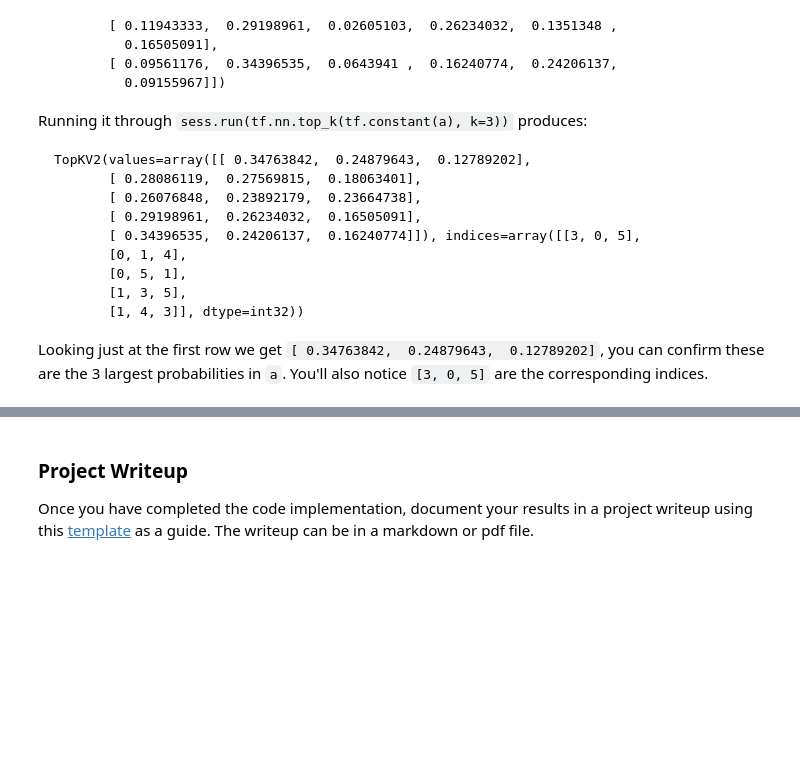
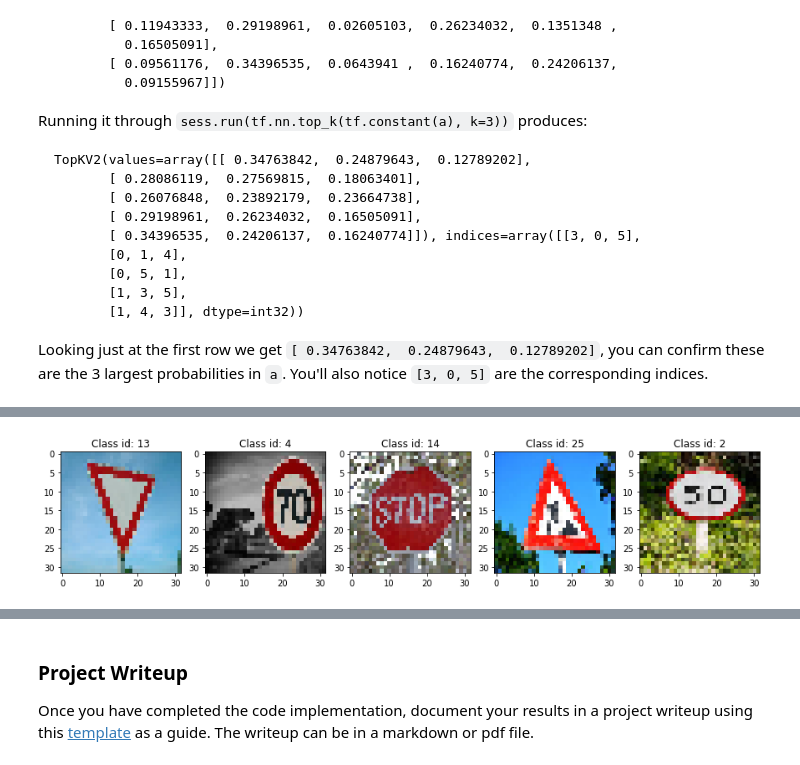
Before and after one commit to koulakis/CarND-Traffic-Sign-Classifier-Project, a Jupyter notebook: Traffic_Sign_Classifier.ipynb, the cells around one changed output, grey strips where cells are left out. Saved outputs shown, nothing was run; the diff lists cells and outputs as text; code cells hidden in the pictures; blank space fills up the shorter version.

```diff
--- a/Traffic_Sign_Classifier.ipynb
+++ b/Traffic_Sign_Classifier.ipynb
@@ -438,0 +485,4 @@ Looking just at the first row we get `[ 0.34763842,  0.24879643,  0.12789202]`,
+# %%
+plot_n_images_per_row(test_images, [(13, 0),(4,1),(14,2),(25,3),(2,4)], 5)
+# %% [output]
+[figure, added]
```
Also changed, not shown: parts of 26 cells of this notebook, 10 other files.
